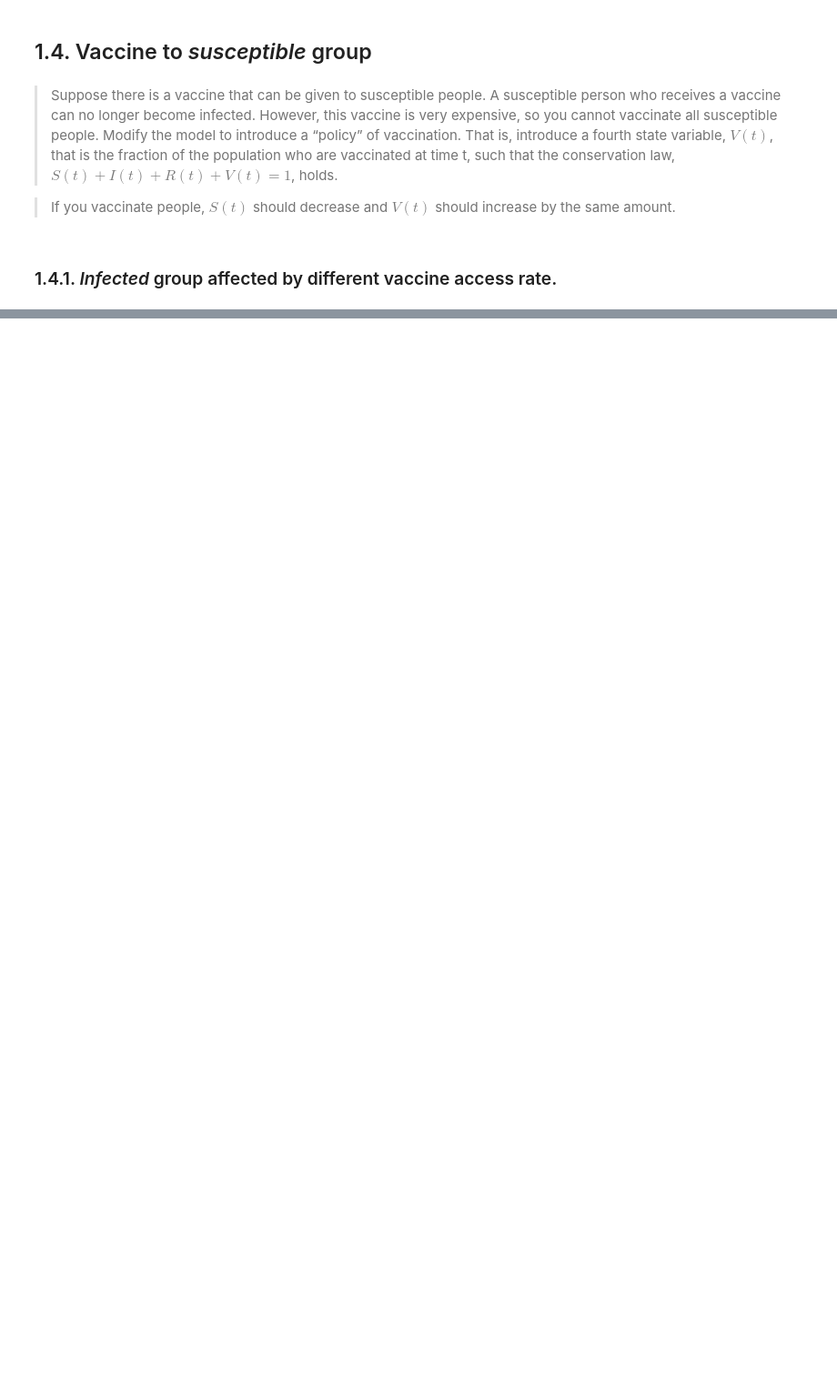
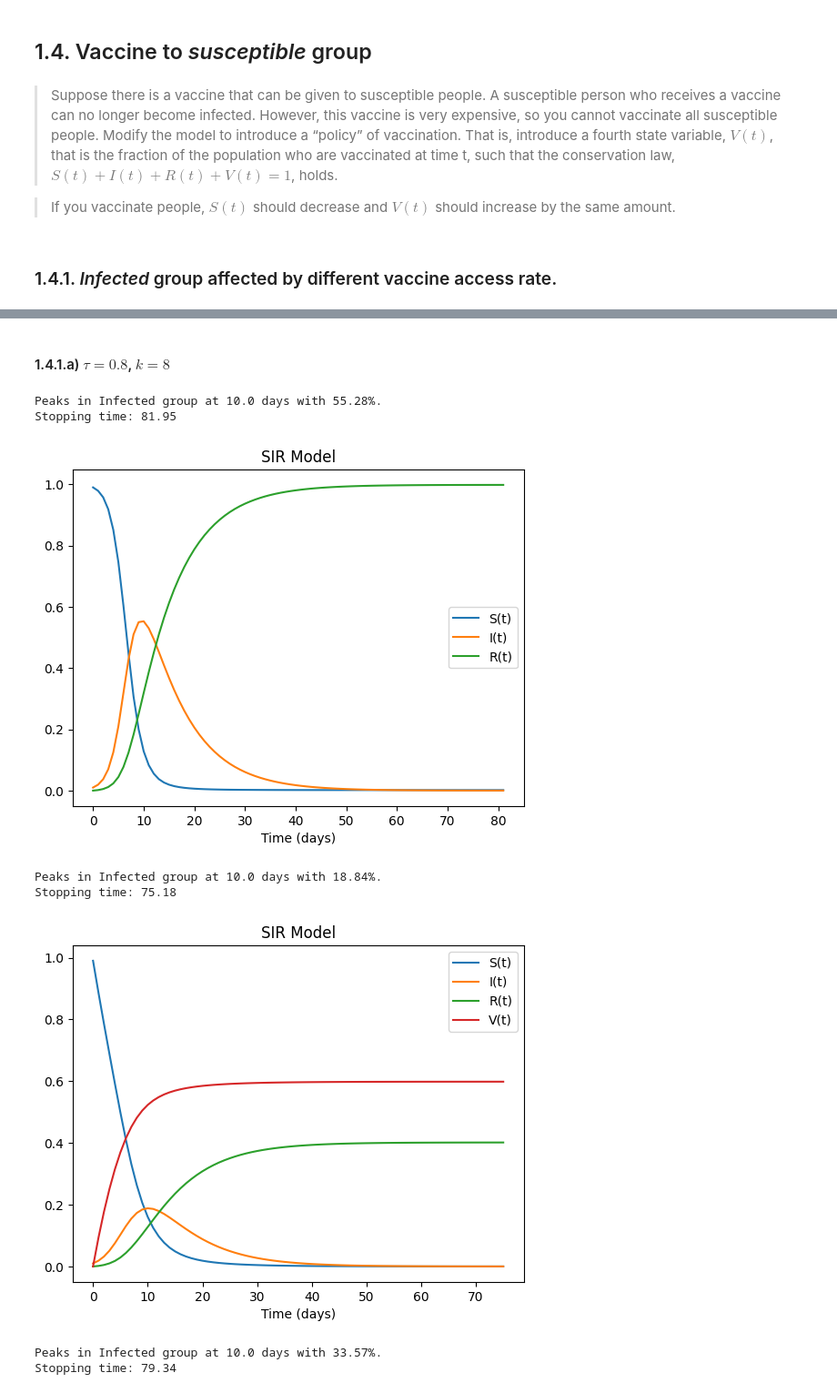
Before and after one commit to lsh4205/Infectious_Disease_Sim, a Jupyter notebook: Infectious_Disease_Simulation.ipynb, the cells around one changed output, grey strips where cells are left out. Shown at 91% size. Drawn from its saved outputs; the diff is of its cells as text; code cells hidden in the pictures; blank space fills up the shorter version.

```diff
--- a/Infectious_Disease_Simulation.ipynb
+++ b/Infectious_Disease_Simulation.ipynb
@@ -120,0 +174,15 @@ Modify the model to introduce a “policy” of vaccination. That is, introduce
+# %% [markdown]
+#### 1.4.1.a) $τ = 0.8$, $k = 8$
+# %%
+sir_plot(0.8, 8)
+sir_vac_plot(0.8, 8, 0.1)
+sir_vac_plot(0.8, 8, 0.05)
+# %% [output]
+Peaks in Infected group at 10.0 days with 55.28%.
+Stopping time: 81.95
+[figure, added]
+Peaks in Infected group at 10.0 days with 18.84%.
+Stopping time: 75.18
+[figure, added]
+Peaks in Infected group at 10.0 days with 33.57%.
+Stopping time: 79.34
```
Also changed, not shown: parts of 19 cells of this notebook.
